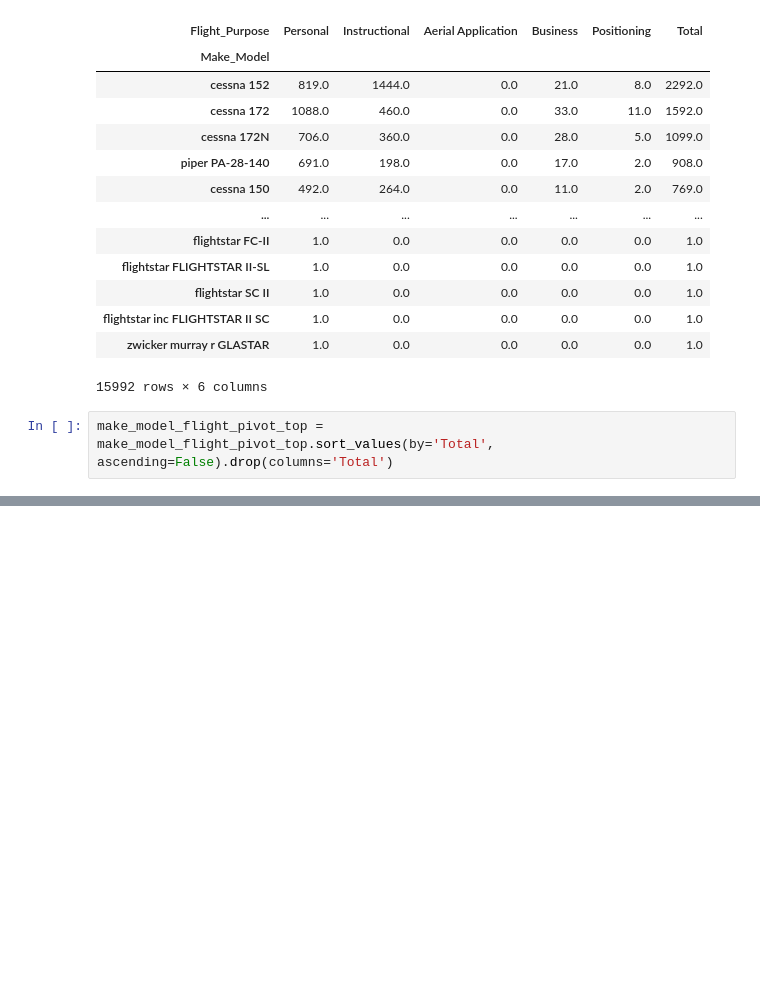
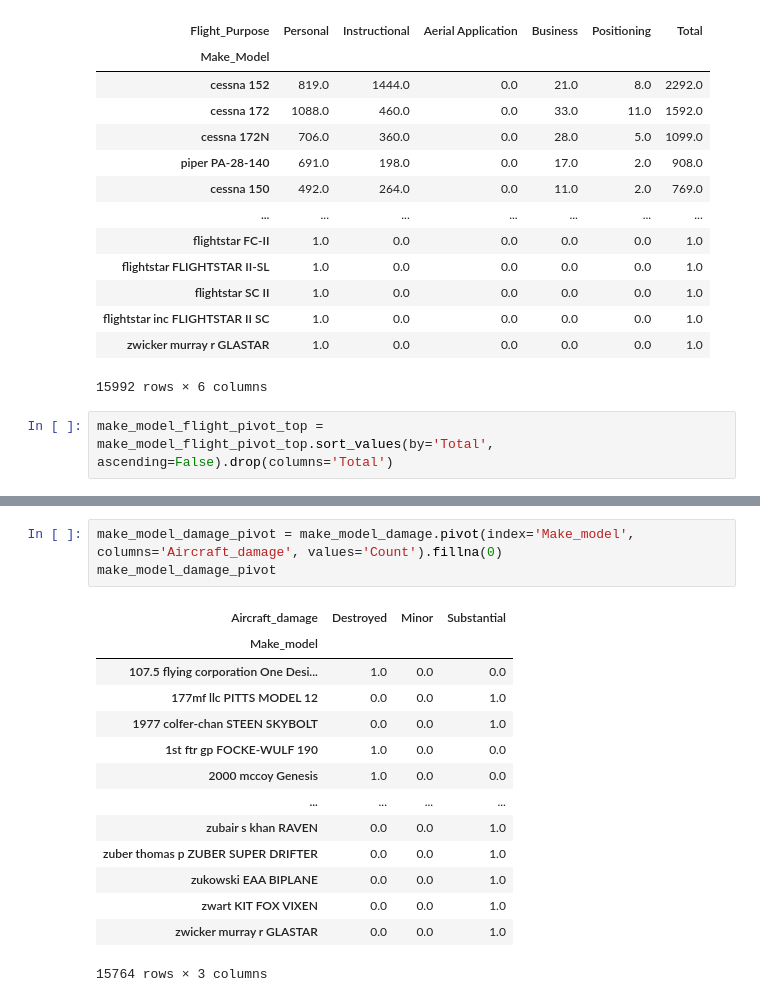
Before and after one commit to am-eric/EDA, a Jupyter notebook: EDA.ipynb, the cells around one changed output, grey strips where cells are left out. Cells and saved outputs as stored; diff of their text form; blank space fills up the shorter version.

```diff
--- a/EDA.ipynb
+++ b/EDA.ipynb
@@ -411,0 +346,18 @@ From the distribution, the CESSNA and PIPER that have been involved in most acci
+# %%
+make_model_damage_pivot = make_model_damage.pivot(index='Make_model', columns='Aircraft_damage', values='Count').fillna(0)
+make_model_damage_pivot
+# %% [output]
+| Aircraft_damage | Destroyed | Minor | Substantial |
+| Make_model |  |  |  |
+| 107.5 flying corporation One Desi... | 1.0 | 0.0 | 0.0 |
+| 177mf llc PITTS MODEL 12 | 0.0 | 0.0 | 1.0 |
+| 1977 colfer-chan STEEN SKYBOLT | 0.0 | 0.0 | 1.0 |
+| 1st ftr gp FOCKE-WULF 190 | 1.0 | 0.0 | 0.0 |
+| 2000 mccoy Genesis | 1.0 | 0.0 | 0.0 |
+| ... | ... | ... | ... |
+| zubair s khan RAVEN | 0.0 | 0.0 | 1.0 |
+| zuber thomas p ZUBER SUPER DRIFTER | 0.0 | 0.0 | 1.0 |
+| zukowski EAA BIPLANE | 0.0 | 0.0 | 1.0 |
+| zwart KIT FOX VIXEN | 0.0 | 0.0 | 1.0 |
+| zwicker murray r GLASTAR | 0.0 | 0.0 | 1.0 |
+15764 rows × 3 columns
```
Also changed, not shown: parts of 29 cells of this notebook.
